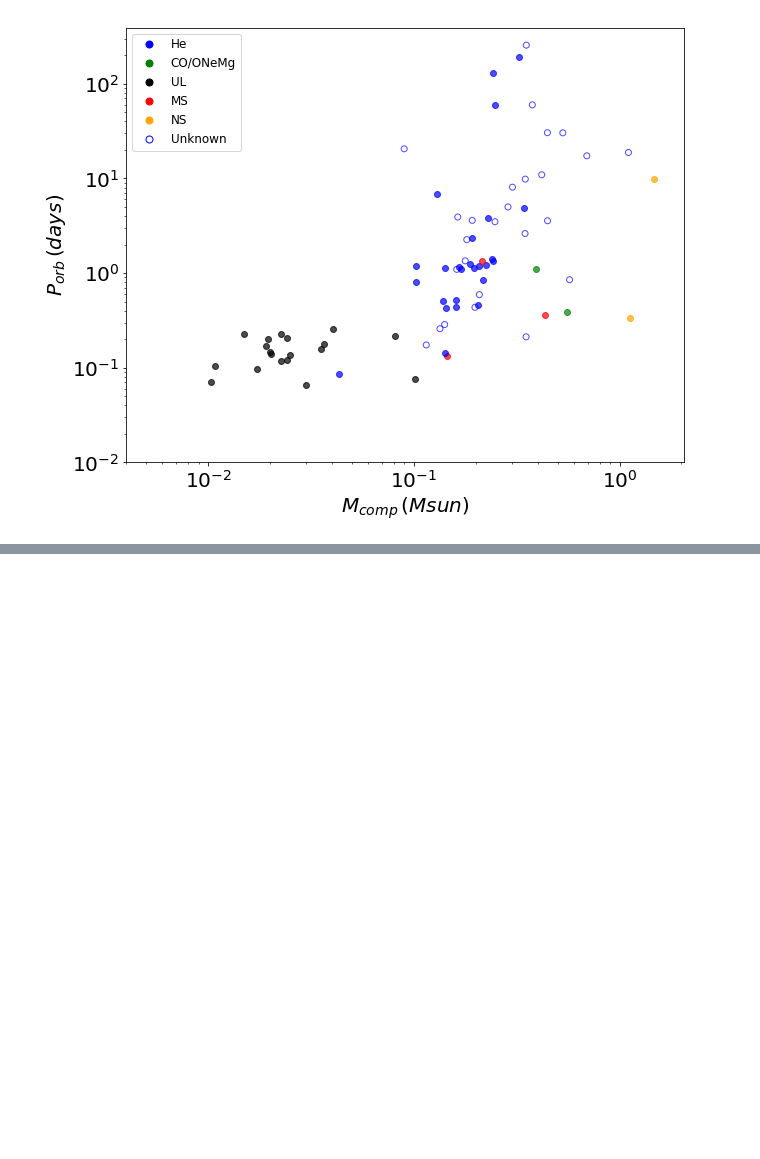
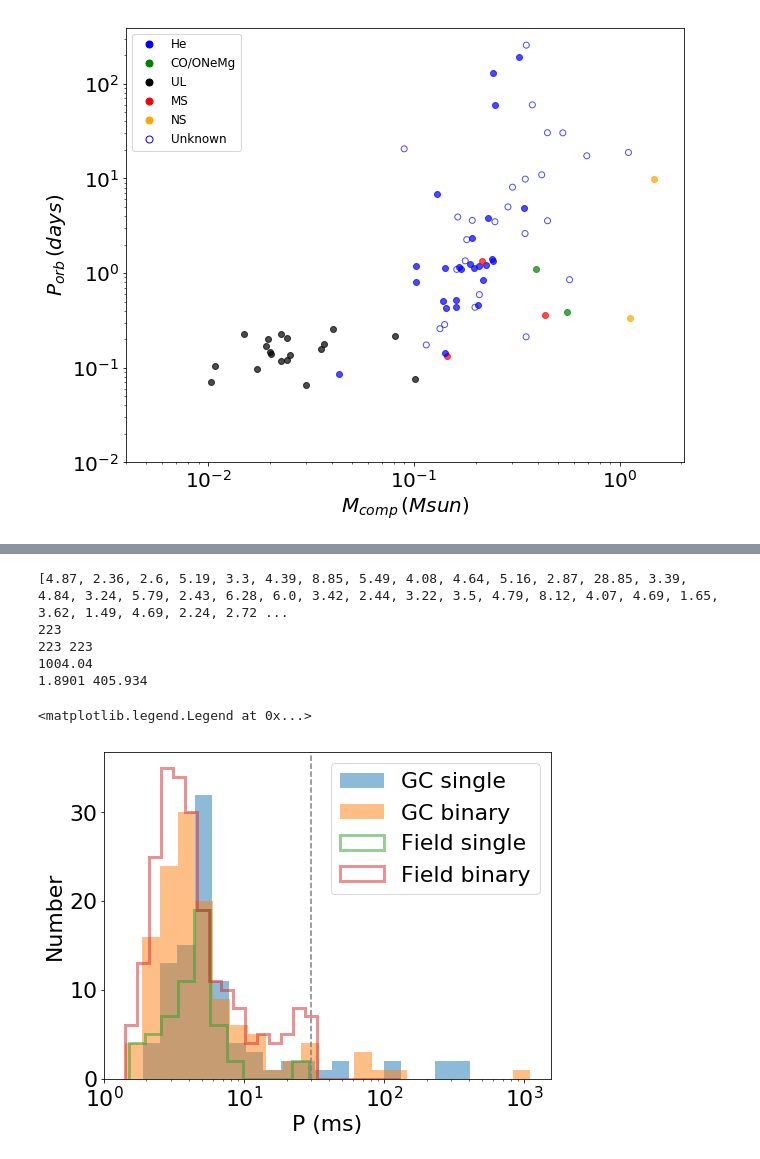
Before and after one commit to claireshiye/MyPythonCode, a Jupyter notebook: psr_catalog_plot.ipynb, the cells around one changed output, grey strips where cells are left out. Saved outputs shown, nothing was run; the diff lists cells and outputs as text; code cells hidden in the pictures; blank space fills up the shorter version.

```diff
--- a/psr_catalog_plot.ipynb
+++ b/psr_catalog_plot.ipynb
@@ -390,0 +520,64 @@ Name: BinComp, dtype: object
+# %%
+###Compare field and GC spin period distribution
+
+##Field MSPs
+field_msp = pd.read_excel('/projects/b1095/syr904/projects/PULSAR/data_observed/all_field_msps.xlsx',
+                         names = ['Name', 'P', 'DM', 'l', 'b', 'Pb', 'x', 'year', 'notes'])
+P_all_field = field_msp['P']; Pb_all_field = field_msp['Pb']
+isnan=Pb_all_field.isnull()
+#print(isnan)
+P_all_field = list(P_all_field); Pb_all_field = list(Pb_all_field)
+isnan=list(isnan)
+
+Psin_field=[]; Pbin_field=[]
+for k in range(len(isnan)):
+    if Pb_all_field[k]=='*':
+        continue
+    elif isnan[k]:
+        Psin_field.append(P_all_field[k])
+    else:
+        Pbin_field.append(P_all_field[k])
+
+print(Psin_field)
+
+##GC pulsars
+P, Pdot, Binflag, Namespin, Period, Ecc, Mc, Names, Pall, Bfall, Nameall = pc.readdata_freire()
+print(len(Pall), len(Bfall))
+print(max(Pall))
+
+Psin=[]; Pbin=[]
+for i in range(len(Bfall)):
+    if Bfall[i]==0:
+        Psin.append(Pall[i])
+    else:
+        Pbin.append(Pall[i])
+
+print(min(Psin), max(Psin))
+
+plt.rcParams['figure.figsize'] = [8,6]
+matplotlib.rcParams.update({'font.size': 22})
+plt.hist(Psin, bins=np.logspace(np.log10(min(Psin)),np.log10(max(Psin)), 20), align='mid',
+         alpha=0.5, label='GC single')
+plt.hist(Pbin, bins=np.logspace(np.log10(min(Pbin)),np.log10(max(Pbin)+100), 24), align='mid',
+         alpha=0.5, label='GC binary')
+plt.hist(Psin_field, bins=np.logspace(np.log10(min(Psin_field)),np.log10(max(Psin_field)), 12),
+         align='mid',
+         alpha=0.5, label='Field single', histtype='step', lw=3)
+plt.hist(Pbin_field, bins=np.logspace(np.log10(min(Pbin_field)),np.log10(max(Pbin_field)+100), 24),
+         align='mid',
+         alpha=0.5, label='Field binary', histtype='step', lw=3)
+plt.axvline(x=30, ls='--', color='gray')
+
+plt.xscale('log')
+plt.xlabel('P (ms)')
+plt.ylabel('Number')
+plt.legend(loc='best')
+#plt.savefig('/projects/b1095/syr904/projects/PULSAR/spin_distri.pdf', dpi=300)
+# %% [output]
+[4.87, 2.36, 2.6, 5.19, 3.3, 4.39, 8.85, 5.49, 4.08, 4.64, 5.16, 2.87, 28.85, 3.39, 4.84, 3.24, 5.79, 2.43, 6.28, 6.0, 3.42, 2.44, 3.22, 3.5, 4.79, 8.12, 4.07, 4.69, 1.65, 3.62, 1.49, 4.69, 2.24, 2.72 ...
+223
+223 223
+1004.04
+1.8901 405.934
+<matplotlib.legend.Legend at 0x...>
+[figure, added]
```
Also changed, not shown: parts of 5 cells of this notebook, 45 other files.
